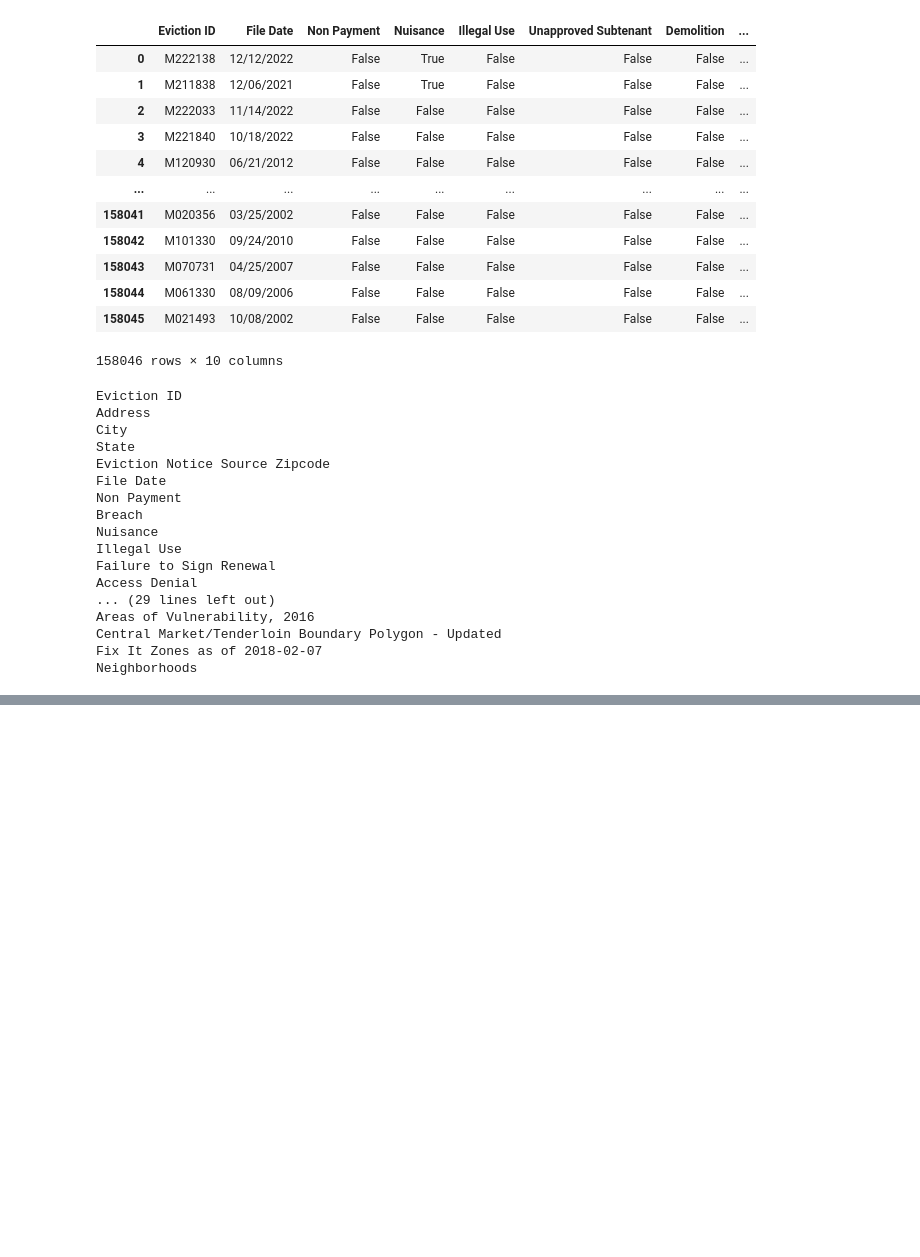
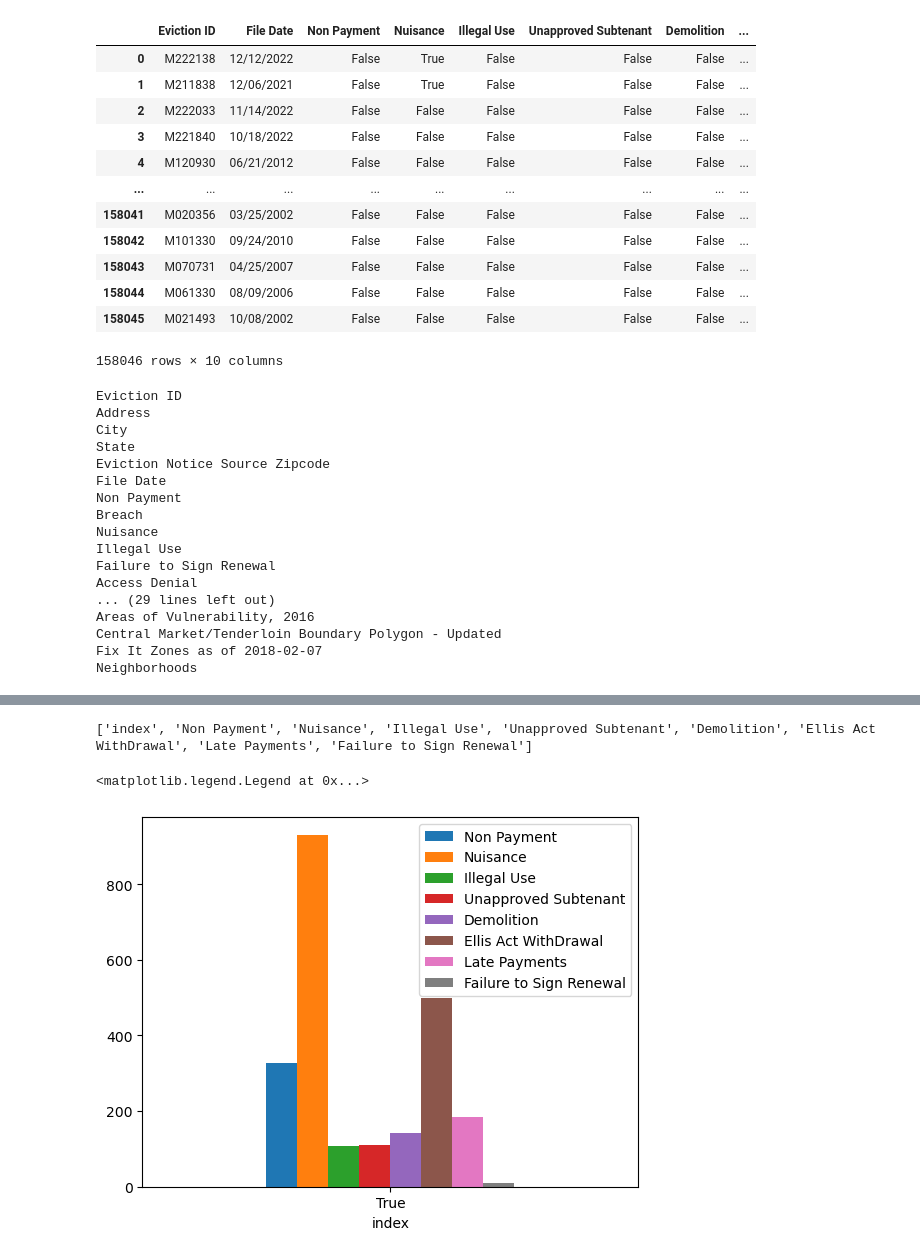
Before and after one commit to UCB-stat-159-s23/project-Group26, a Jupyter notebook: angeloeda.ipynb, the cells around one changed output, grey strips where cells are left out. Cells and saved outputs as stored; diff of their text form; code cells hidden in the pictures; blank space fills up the shorter version.

Commit message:
finished evictions per reason graph

```diff
--- a/angeloeda.ipynb
+++ b/angeloeda.ipynb
@@ -181,0 +182,11 @@ print(argh)
+# %%
+argh_columns = [col for col in argh.columns]
+print(argh_columns)
+# %% [output]
+['index', 'Non Payment', 'Nuisance', 'Illegal Use', 'Unapproved Subtenant', 'Demolition', 'Ellis Act WithDrawal', 'Late Payments', 'Failure to Sign Renewal']
+# %%
+ax = argh.plot(x="index", y=argh_columns[1:], kind="bar", rot=0)
+plt.legend(loc='best')
+# %% [output]
+<matplotlib.legend.Legend at 0x...>
+[figure, added]
```
Also changed, not shown: parts of 7 cells of this notebook.
